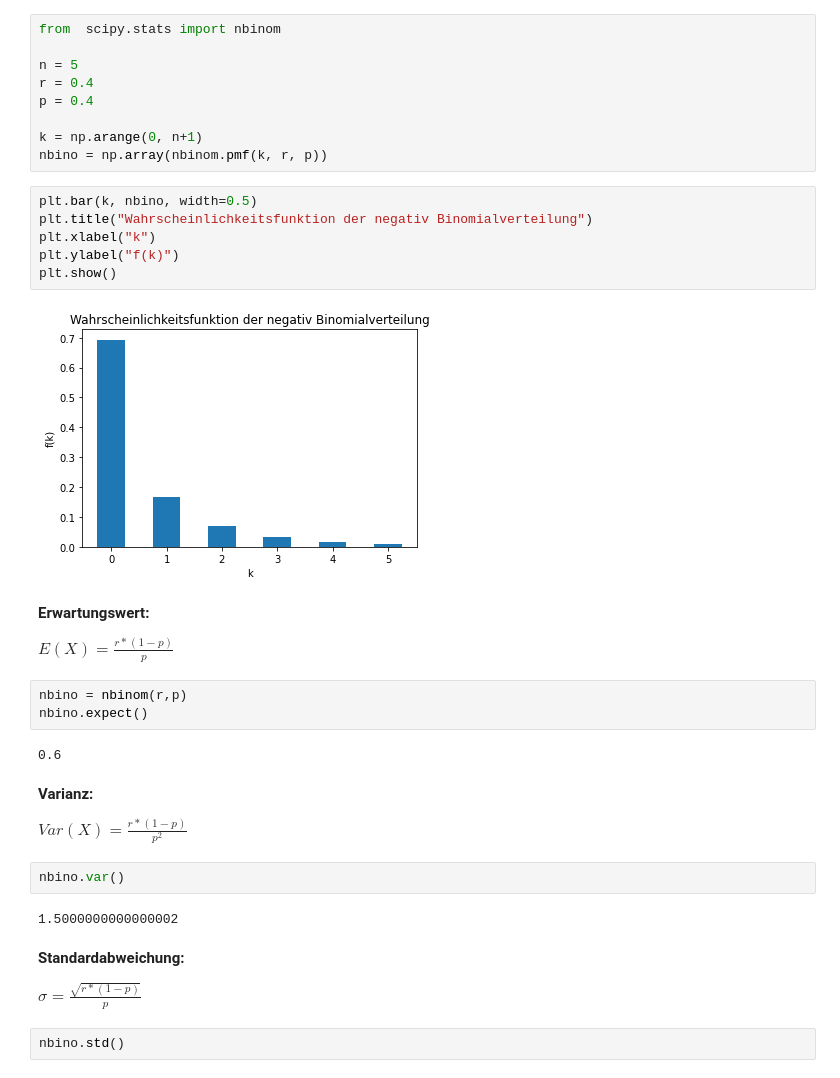
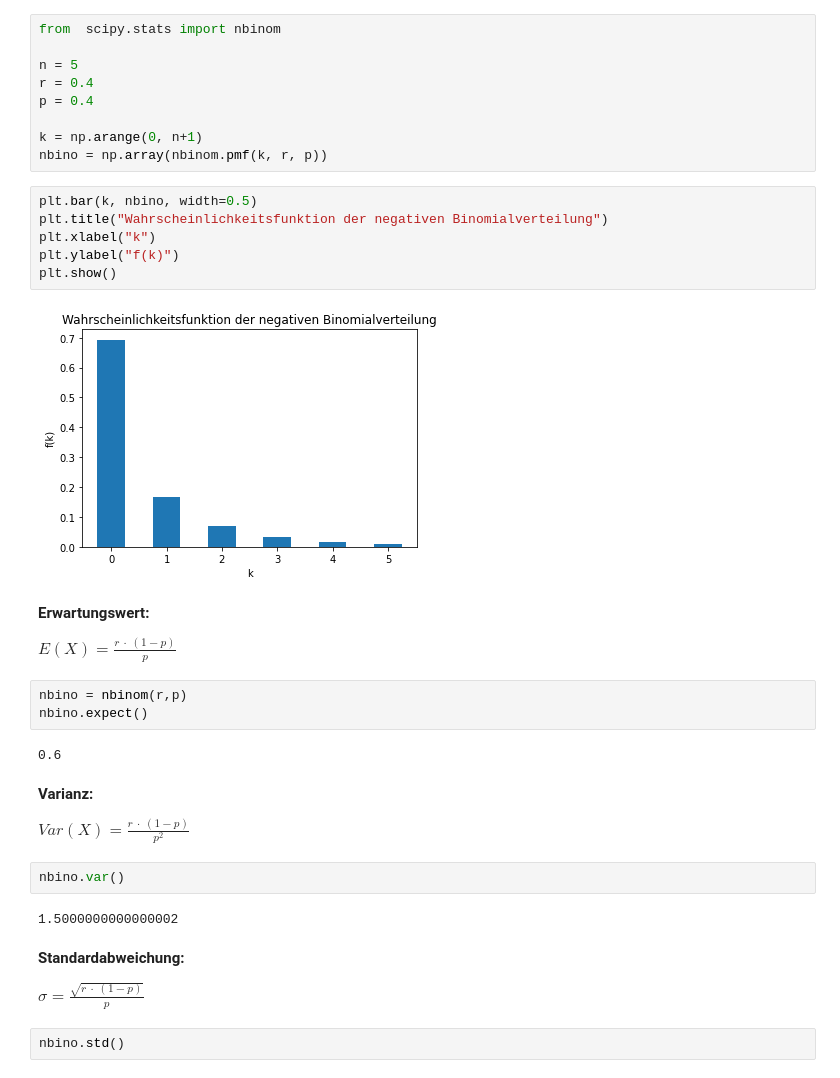
Before and after one commit to nicokossmann/Wahrscheinlichkeitsverteilungen, a Jupyter notebook: statistik.ipynb, the cells around one changed output. Drawn from its saved outputs; the diff is of its cells as text.

```diff
--- a/statistik.ipynb
+++ b/statistik.ipynb
@@ -233,16 +233,16 @@ k = np.arange(0, n+1)
 nbino = np.array(nbinom.pmf(k, r, p))
 # %%
 plt.bar(k, nbino, width=0.5)
-plt.title("Wahrscheinlichkeitsfunktion der negativ Binomialverteilung")
+plt.title("Wahrscheinlichkeitsfunktion der negativen Binomialverteilung")
 plt.xlabel("k")
 plt.ylabel("f(k)")
 plt.show()
 # %% [output]
-[figure, old version]
+[figure, new version]
 # %% [markdown]
 **Erwartungswert:**
 
-$E(X)=\frac{r*(1-p)}{p}$
+$E(X)=\frac{r \ \cdot \ (1-p)}{p}$
 # %%
 nbino = nbinom(r,p)
 nbino.expect()
@@ -251,7 +251,7 @@ nbino.expect()
 # %% [markdown]
 **Varianz:**
 
-$Var(X)=\frac{r*(1-p)}{p^{2}}$
+$Var(X)=\frac{r \ \cdot \ (1-p)}{p^{2}}$
 # %%
 nbino.var()
 # %% [output]
@@ -259,7 +259,7 @@ nbino.var()
 # %% [markdown]
 **Standardabweichung:**
 
-$\sigma=\frac{\sqrt{r*(1-p)}}{p}$
+$\sigma=\frac{\sqrt{r \ \cdot \ (1-p)}}{p}$
 # %%
 nbino.std()
 # %% [output]
```
Also changed, not shown: parts of 13 cells of this notebook.
